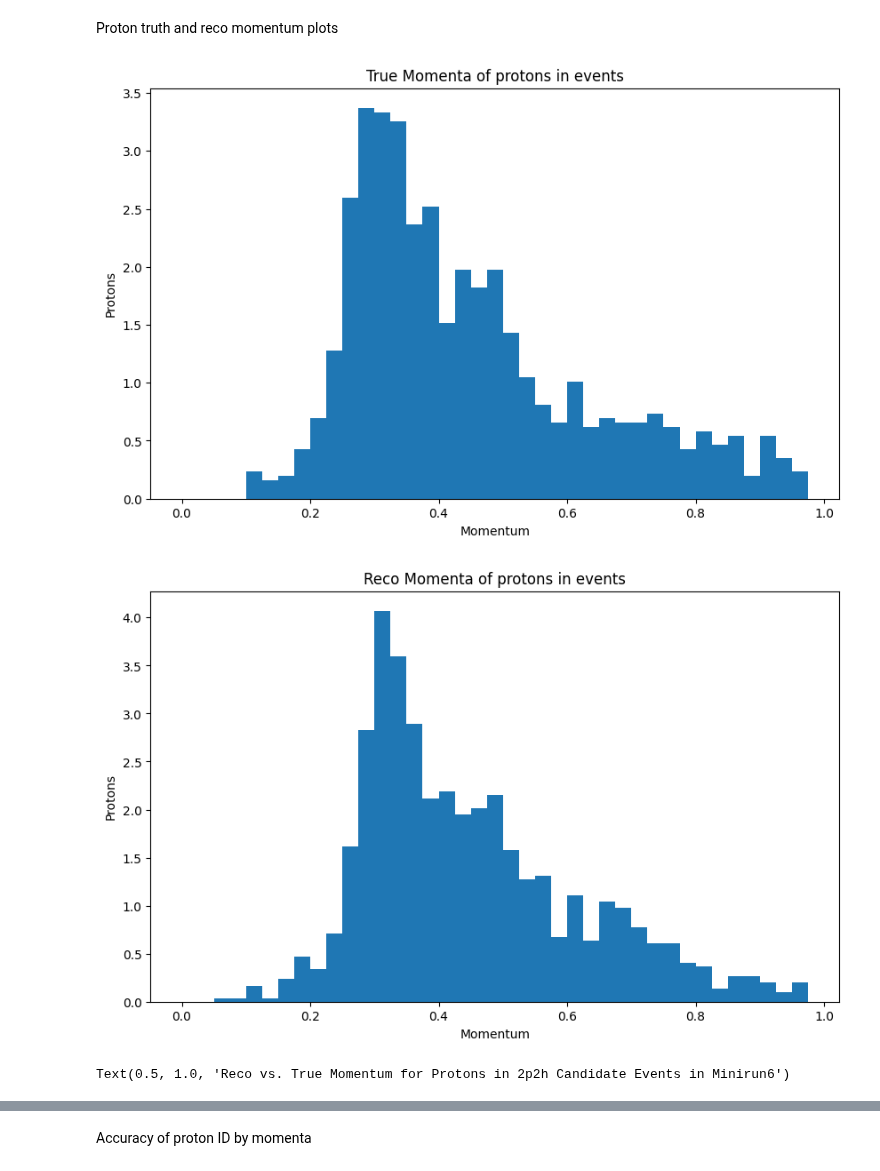
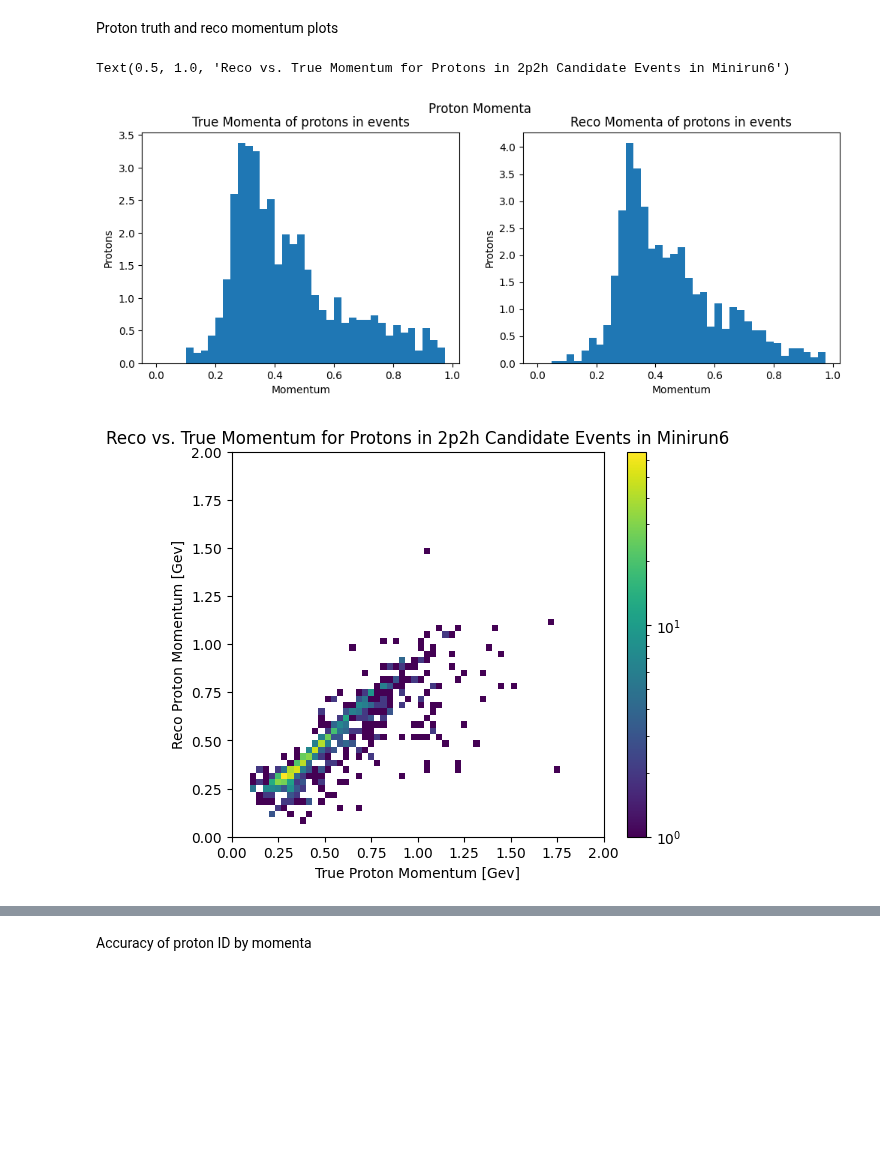
Before and after one commit to ZaeMoore/2x2_CAF, a Jupyter notebook: purity_efficiency/purity_efficiency.ipynb, the cells around one changed output, grey strips where cells are left out. Cells and saved outputs as stored; diff of their text form; code cells hidden in the pictures; blank space fills up the shorter version.

```diff
--- a/purity_efficiency/purity_efficiency.ipynb
+++ b/purity_efficiency/purity_efficiency.ipynb
@@ -108,10 +108,11 @@ Efficiency = Number of true signal events that pass all cuts/Number of true sign
 Signal means the reconstructed event is the "signal" we are looking for (reco passes the cuts) <br>
 True means the truth level event is what we are looking for (truth passes the cuts)
 # %%
-#Arrays to save information on whether each event passes reco and true cuts
+#Arrays to save information on whether each event passes reco and true cuts, and the type of event it is
 true_signal_event = []
 true_event = []
 signal_event = []
+mode_event = []
 
 #Reco momentum and proton angle information
 leading_p_p = []
@@ -205,6 +206,7 @@ for file_idx in np.unique(file_index):
 
         signal_event.append(reco_passes)
         true_event.append(truth_passes)
+        mode_event.append(mode[event == ev][0])
 
         if reco_passes == 1 and truth_passes == 1:
             true_signal_event.append(1)
@@ -467,31 +483,28 @@ print(df)
 # %% [markdown]
 Proton truth and reco momentum plots
 # %%
-#Split into lead and recoil?
-
-fig = plt.figure(figsize=(10,6))
-n, bins, edges = plt.hist(true_proton_p, bins=np.arange(0.0, 1.0, 0.025), density=True)
-plt.xticks(np.arange(0.0, 1.1, 0.2))
-plt.xlabel("Momentum")
-plt.ylabel("Protons")
-plt.title("True Momenta of protons in events")
-plt.show()
-
-fig = plt.figure(figsize=(10,6))
-n, bins, edges = plt.hist(reco_proton_p, bins=np.arange(0.0, 1.0, 0.025), density=True)
-plt.xticks(np.arange(0.0, 1.1, 0.2))
-plt.xlabel("Momentum")
-plt.ylabel("Protons")
-plt.title("Reco Momenta of protons in events")
-plt.show()
+#1d histograms for reco and truth individually
+fig, axs = plt.subplots(1, 2, figsize=(12,4))
+fig.suptitle('Proton Momenta')
+n, bins, edges = axs[0].hist(true_proton_p, bins=np.arange(0.0, 1.0, 0.025), density=True)
+axs[0].set_xticks(np.arange(0.0, 1.1, 0.2))
+axs[0].set_xlabel("Momentum")
+axs[0].set_ylabel("Protons")
+axs[0].set_title("True Momenta of protons in events")
+n, bins, edges = axs[1].hist(reco_proton_p, bins=np.arange(0.0, 1.0, 0.025), density=True)
+axs[1].set_xticks(np.arange(0.0, 1.1, 0.2))
+axs[1].set_xlabel("Momentum")
+axs[1].set_ylabel("Protons")
+axs[1].set_title("Reco Momenta of protons in events")
 
 #2d histogram
+fig = plt.figure(figsize=(6,5))
 plt.hist2d(hist_proton_truep, hist_proton_recop, bins=60, range=((0,2),(0,2)),norm=colors.LogNorm())
 plt.xlabel("True Proton Momentum [Gev]")
 plt.ylabel("Reco Proton Momentum [Gev]")
 plt.colorbar()
 plt.title("Reco vs. True Momentum for Protons in 2p2h Candidate Events in Minirun6")
 # %% [output]
+Text(0.5, 1.0, 'Reco vs. True Momentum for Protons in 2p2h Candidate Events in Minirun6')
-[figure, old version]
+[figure, new version]
-[figure, old version]
+[figure, new version]
-Text(0.5, 1.0, 'Reco vs. True Momentum for Protons in 2p2h Candidate Events in Minirun6')
```
Also changed, not shown: parts of 5 cells of this notebook.
